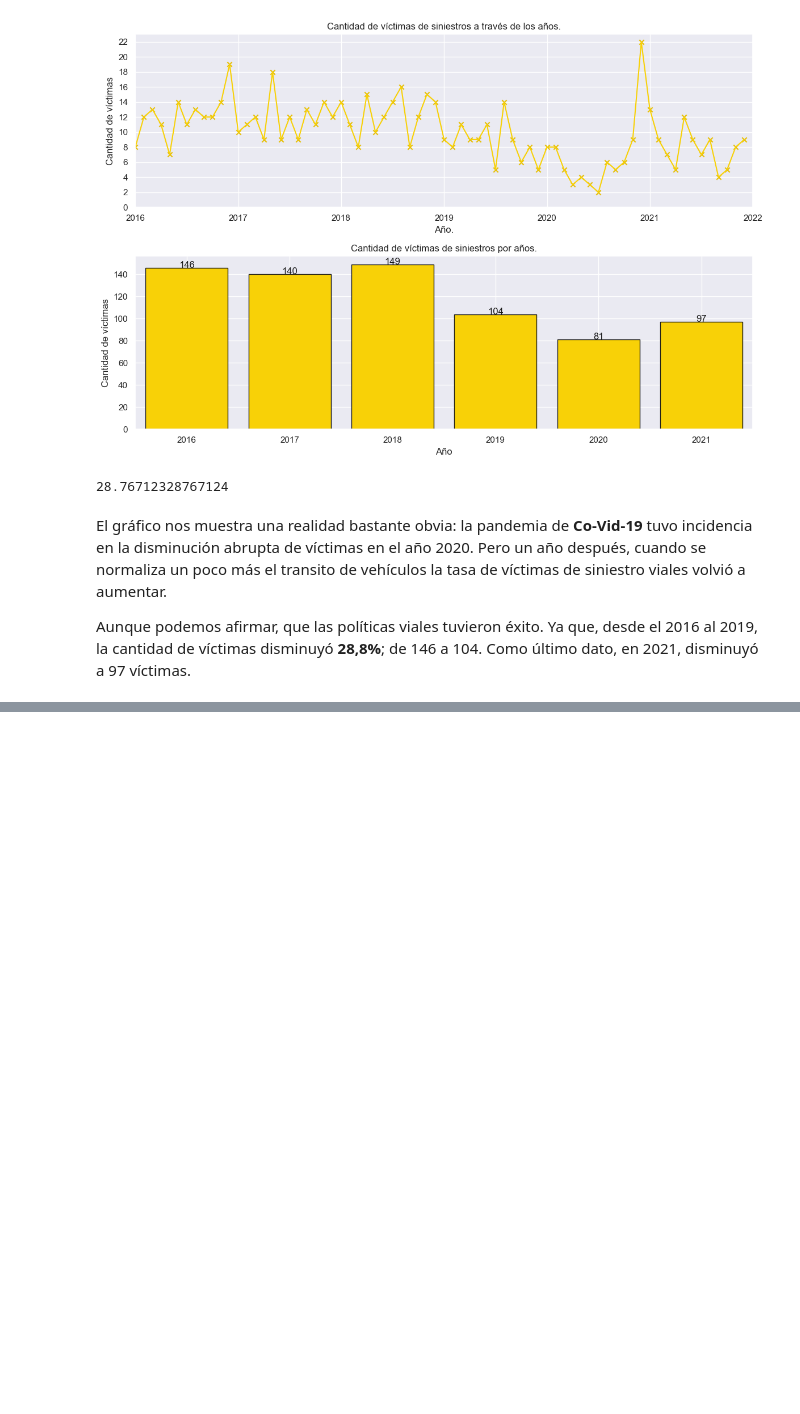
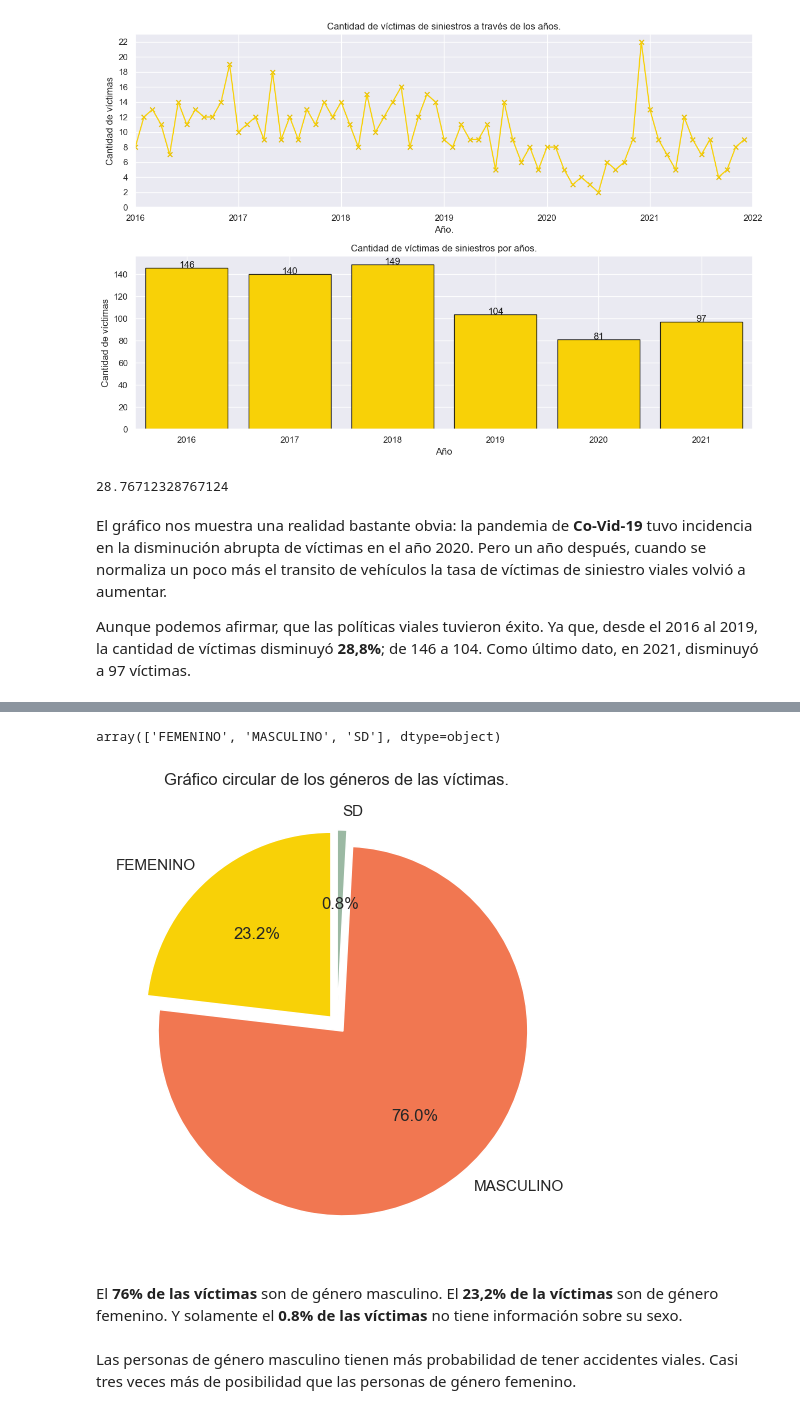
Before and after one commit to Mariagustin-Prg/Siniestros-PIDA, a Jupyter notebook: Exploratory-Data-Analysis.ipynb, the cells around one changed output, grey strips where cells are left out. Cells and saved outputs as stored; diff of their text form; code cells hidden in the pictures; blank space fills up the shorter version.

```diff
--- a/Exploratory-Data-Analysis.ipynb
+++ b/Exploratory-Data-Analysis.ipynb
@@ -242,0 +305,18 @@ Aunque podemos afirmar, que las políticas viales tuvieron éxito. Ya que, desde
+# %%
+genero = victimas.groupby("SEXO").agg({"VICTIMA":"count"})
+genero.reset_index(inplace=True)
+genero['SEXO'].values
+# %% [output]
+array(['FEMENINO', 'MASCULINO', 'SD'], dtype=object)
+# %%
+plt.figure(figsize=(8,6))
+plt.pie(x= genero['VICTIMA'].values, labels= genero['SEXO'].values, explode=(0.05, 0.05, 0.05), autopct="%1.1f%%", startangle=90, colors=["#F8d107", "#f17751", "#9bb9a3"])
+
+plt.title("Gráfico circular de los géneros de las víctimas.")
+plt.show()
+# %% [output]
+[figure, added]
+# %% [markdown]
+<p>El <strong>76% de las víctimas</strong> son de género masculino. El <strong>23,2% de la víctimas</strong> son de género femenino. Y solamente el <strong>0.8% de las víctimas</strong> no tiene información sobre su sexo. </p>
+# %% [markdown]
+Las personas de género masculino tienen más probabilidad de tener accidentes viales. Casi tres veces más de posibilidad que las personas de género femenino.
```
Also changed, not shown: parts of 9 cells of this notebook.
